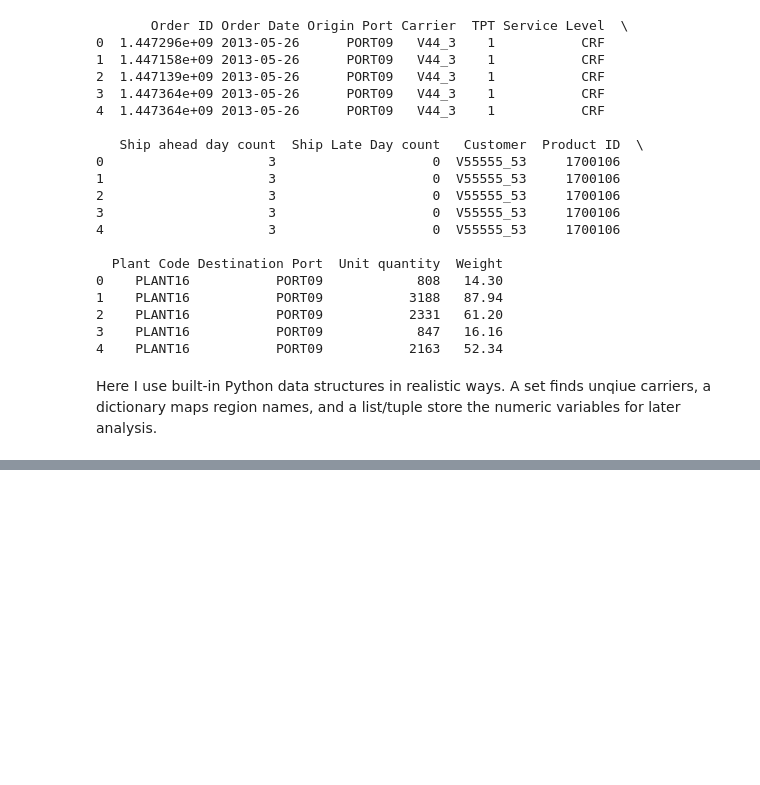
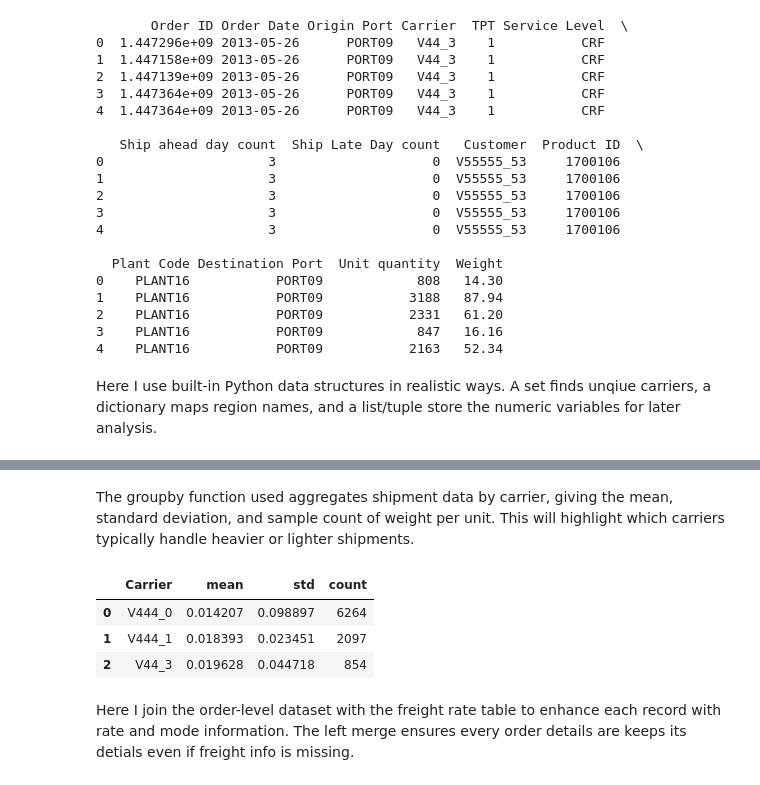
Before and after one commit to IT2053C-Gilany/final-project-patellldiyaaa, a Jupyter notebook: final-project.ipynb, the cells around one changed output, grey strips where cells are left out. Cells and saved outputs as stored; diff of their text form; code cells hidden in the pictures; blank space fills up the shorter version.

```diff
--- a/final-project.ipynb
+++ b/final-project.ipynb
@@ -223,0 +241,20 @@ Number of unique carriers: 3
+# %% [markdown]
+The groupby function used aggregates shipment data by carrier, giving the mean, standard deviation, and sample count of weight per unit. This will highlight which carriers typically handle heavier or lighter shipments.
+# %%
+# Summarize average weight per unit by carrier
+
+carrier_summary = (
+    df.groupby('Carrier')['Weight per Unit']
+    .agg(['mean', 'std', 'count'])
+    .reset_index()
+
+)
+
+carrier_summary.head()
+# %% [output]
+|  | Carrier | mean | std | count |
+| 0 | V444_0 | 0.014207 | 0.098897 | 6264 |
+| 1 | V444_1 | 0.018393 | 0.023451 | 2097 |
+| 2 | V44_3 | 0.019628 | 0.044718 | 854 |
+# %% [markdown]
+Here I join the order-level dataset with the freight rate table to enhance each record with rate and mode information. The left merge ensures every order details are keeps its detials even if freight info is missing.
```
Also changed, not shown: parts of 11 cells of this notebook.
